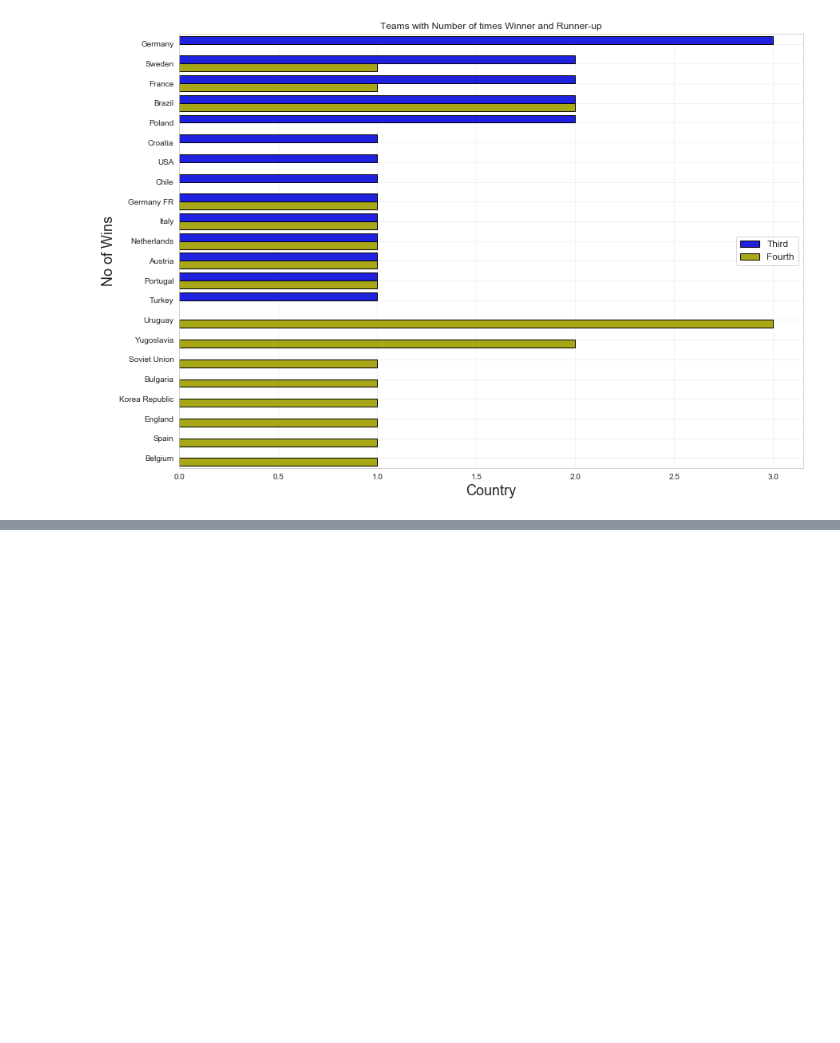
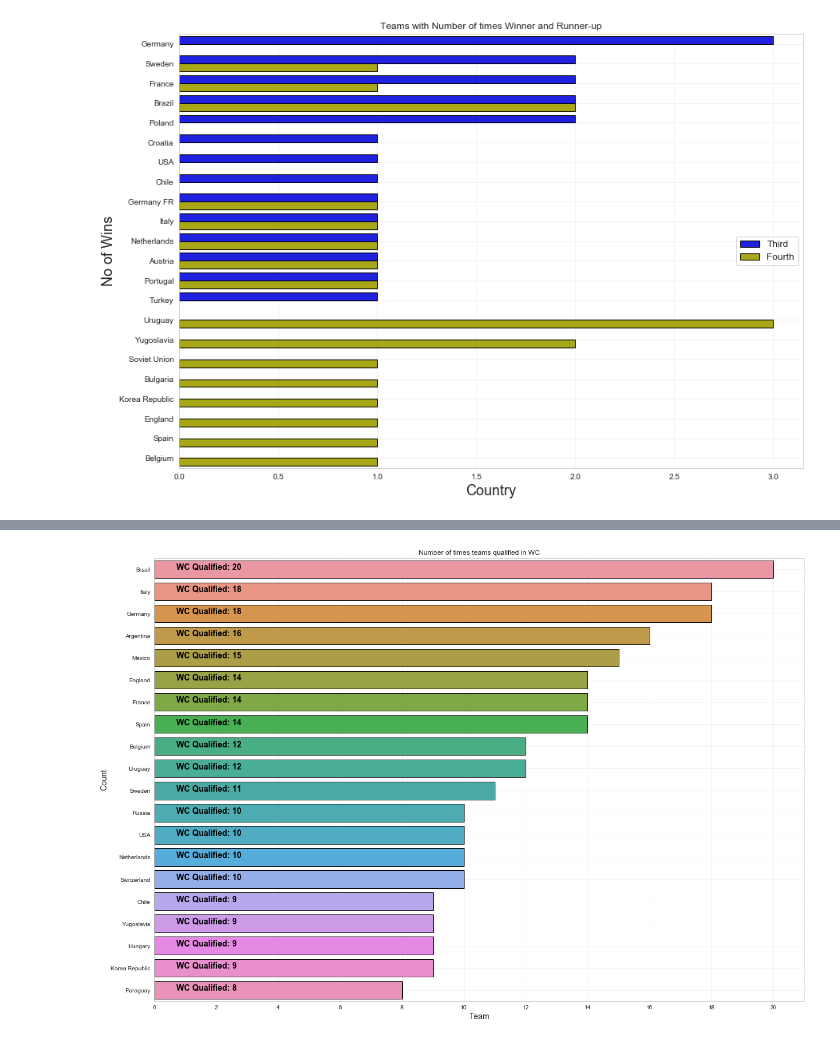
Before and after one commit to saurabh906/Fifa-Project, a Jupyter notebook: Fifa Project Notebook.ipynb, the cells around one changed output, grey strips where cells are left out. Drawn from its saved outputs; the diff is of its cells as text; code cells hidden in the pictures; blank space fills up the shorter version.

```diff
--- a/Fifa Project Notebook.ipynb
+++ b/Fifa Project Notebook.ipynb
@@ -167,0 +170,23 @@ Text(0.5, 1.0, 'Total number of matches played by each country')
+# %%
+c = matches[["Year", "Home Team Name"]]
+c.columns=["year", "team"]
+
+c1 = matches[["Year","Away Team Name"]]
+c1.columns=["year", "team"]
+
+home_away=pd.concat([c,c1], axis=0)
+
+home_away=home_away.groupby(["year","team"]).count().reset_index()
+home_away=home_away["team"].value_counts().reset_index()
+
+plt.figure(figsize=(20,14))
+ax = sns.barplot("team", "index", data=home_away[:20],linewidth=1,edgecolor='k'*20)
+plt.grid(True, alpha=.3)
+plt.xticks(np.arange(0,22,2))
+plt.xlabel("Team", fontsize=14)
+plt.ylabel("Count", fontsize=14)
+plt.title("Number of times teams qualified in WC")
+for i,j in enumerate("WC Qualified: " + home_away["team"][:20].astype(str)):
+    ax.text(.7,i,j,color="black",weight="bold", fontsize=14)
+# %% [output]
+[figure, added]
```
Also changed, not shown: parts of 1 cell of this notebook.
